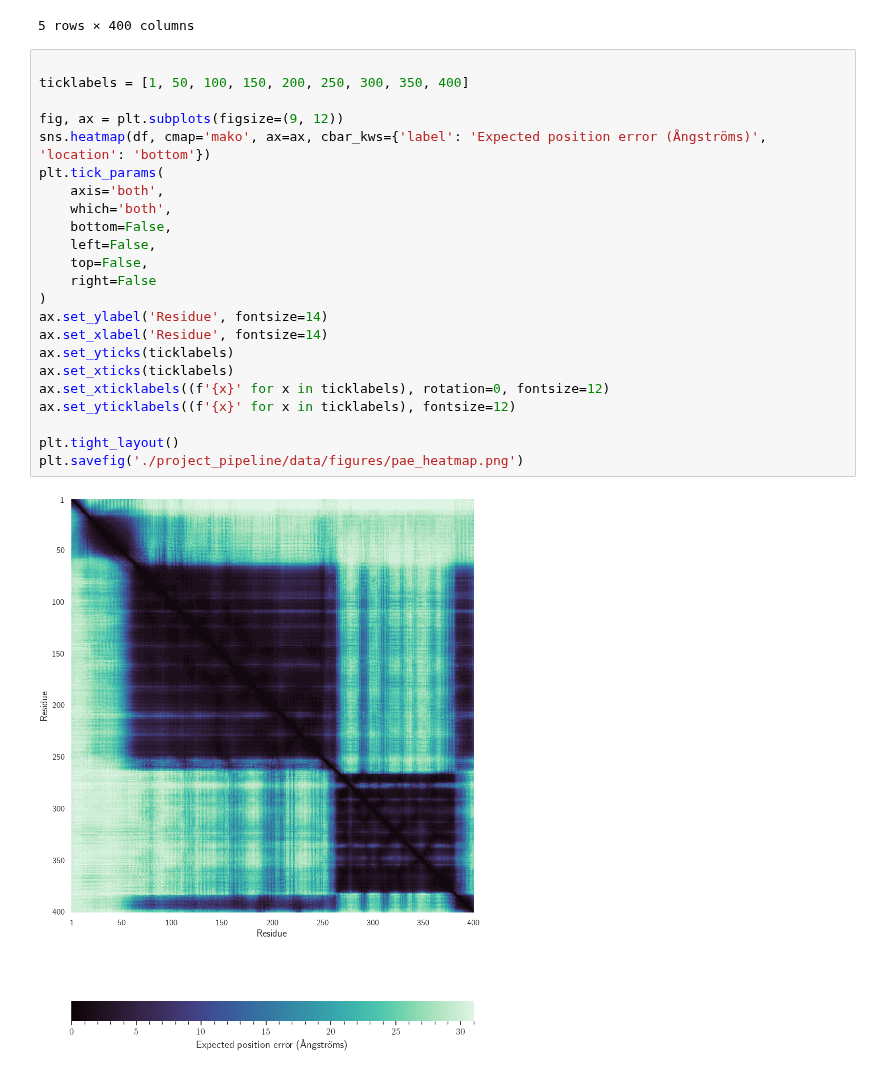
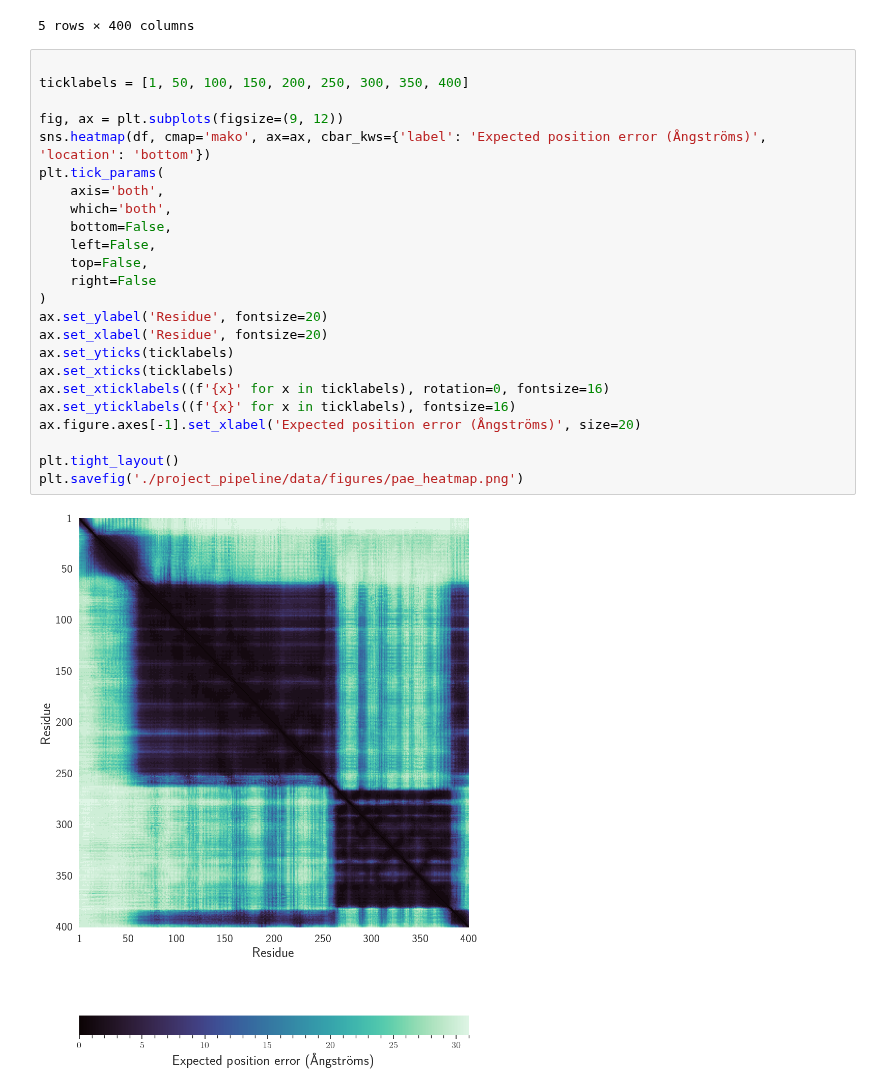
Before and after one commit to jpigles/alphafold-rmsd, a Jupyter notebook: pae.ipynb, the cells around one changed output. Saved outputs shown, nothing was run; the diff lists cells and outputs as text.

Commit message:
Updated pae chart

```diff
--- a/pae.ipynb
+++ b/pae.ipynb
@@ -283,25 +283,26 @@ df.head()
 # %%
 
 ticklabels = [1, 50, 100, 150, 200, 250, 300, 350, 400]
 
 fig, ax = plt.subplots(figsize=(9, 12))
 sns.heatmap(df, cmap='mako', ax=ax, cbar_kws={'label': 'Expected position error (Ångströms)', 'location': 'bottom'})
 plt.tick_params(
     axis='both',
     which='both',
     bottom=False,
     left=False,
     top=False,
     right=False
 )
-ax.set_ylabel('Residue', fontsize=14)
-ax.set_xlabel('Residue', fontsize=14)
+ax.set_ylabel('Residue', fontsize=20)
+ax.set_xlabel('Residue', fontsize=20)
 ax.set_yticks(ticklabels)
 ax.set_xticks(ticklabels)
-ax.set_xticklabels((f'{x}' for x in ticklabels), rotation=0, fontsize=12)
-ax.set_yticklabels((f'{x}' for x in ticklabels), fontsize=12)
+ax.set_xticklabels((f'{x}' for x in ticklabels), rotation=0, fontsize=16)
+ax.set_yticklabels((f'{x}' for x in ticklabels), fontsize=16)
+ax.figure.axes[-1].set_xlabel('Expected position error (Ångströms)', size=20)
 
 plt.tight_layout()
 plt.savefig('./project_pipeline/data/figures/pae_heatmap.png')
 # %% [output]
-[figure, old version]
+[figure, new version]
```
Also changed, not shown: 1 other file.
